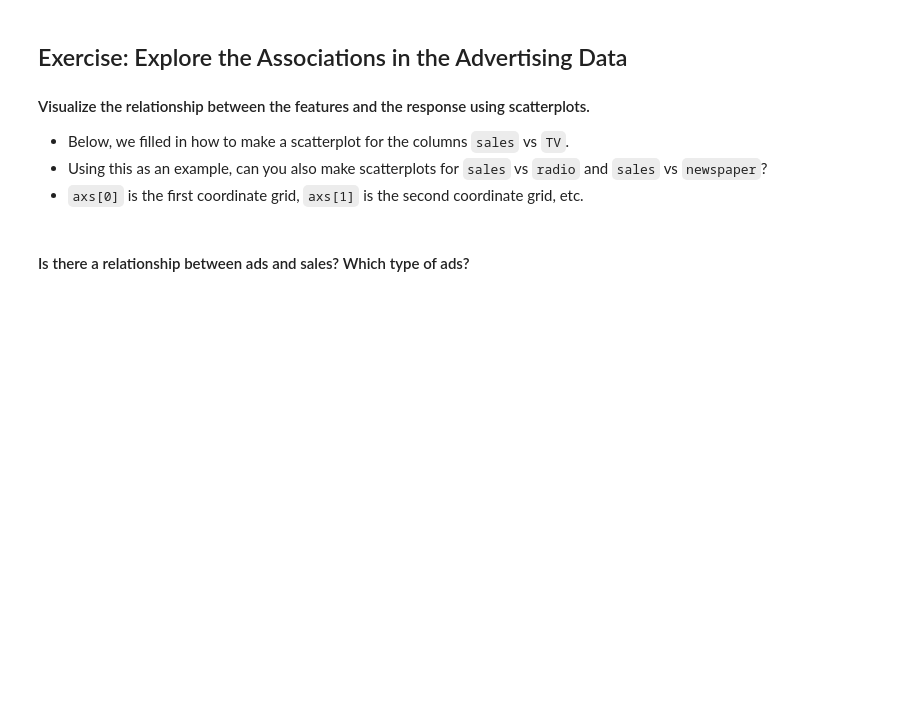
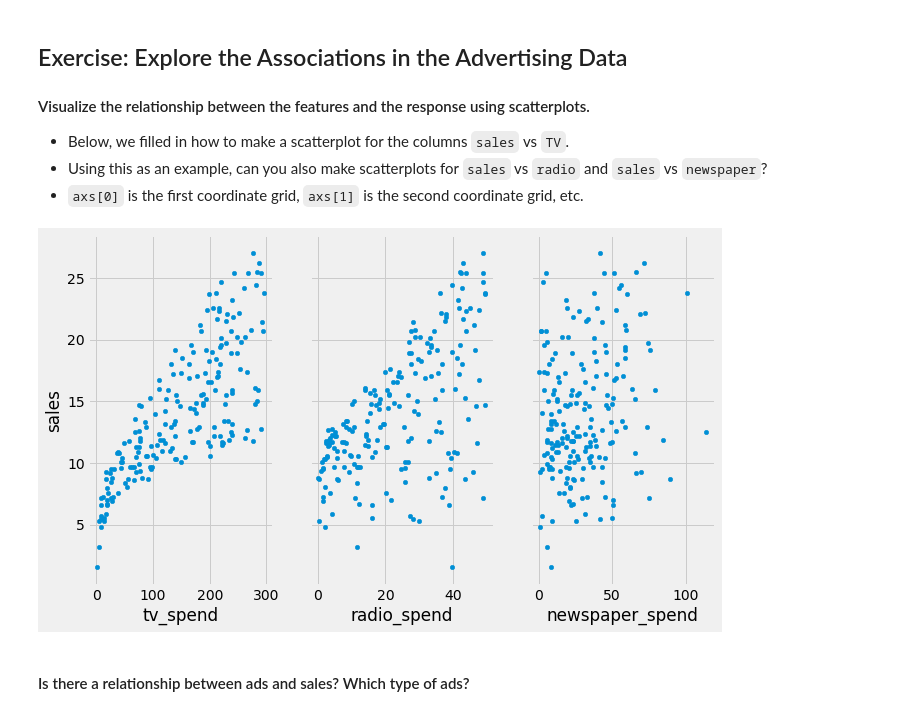
Before and after one commit to ShelyBhogal/data-science, a Jupyter notebook: 08-experiments-hypotesis-tests/08 experiments-hypothesis-tests_NM.ipynb, the cells around one changed output. Saved outputs shown, nothing was run; the diff lists cells and outputs as text; code cells hidden in the pictures; blank space fills up the shorter version.

```diff
--- a/08-experiments-hypotesis-tests/08 experiments-hypothesis-tests_NM.ipynb
+++ b/08-experiments-hypotesis-tests/08 experiments-hypothesis-tests_NM.ipynb
@@ -340,8 +408,12 @@ Generally, recovering the causality structure from a correlation matrix is diffi
 # %%
 # Visualize the relationship between the features and the response using scatterplots:
 fig, axs = plt.subplots(1, 3, sharey=True)
 
-data.plot(kind='scatter', x='TV', y='sales', ax=axs[0], figsize=(10, 6));
+advertising_data.plot(kind='scatter', x='tv_spend', y='sales', ax=axs[0], figsize=(10, 6));
+advertising_data.plot(kind='scatter', x='radio_spend', y='sales', ax=axs[1], figsize=(10, 6));
+advertising_data.plot(kind='scatter', x='newspaper_spend', y='sales', ax=axs[2], figsize=(10, 6));
+# %% [output]
+[figure, added]
 # %% [markdown]
 #### Is there a relationship between ads and sales? Which type of ads?
 # %% [markdown]
```
Also changed, not shown: parts of 22 cells of this notebook, 2 other files.
